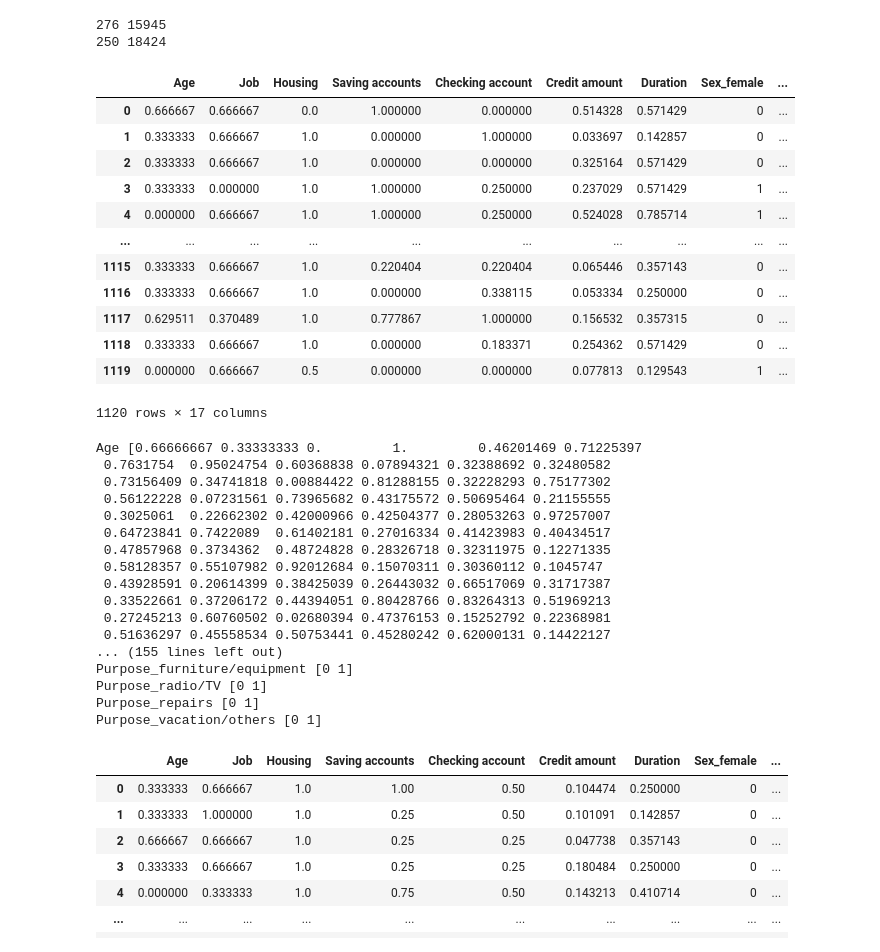
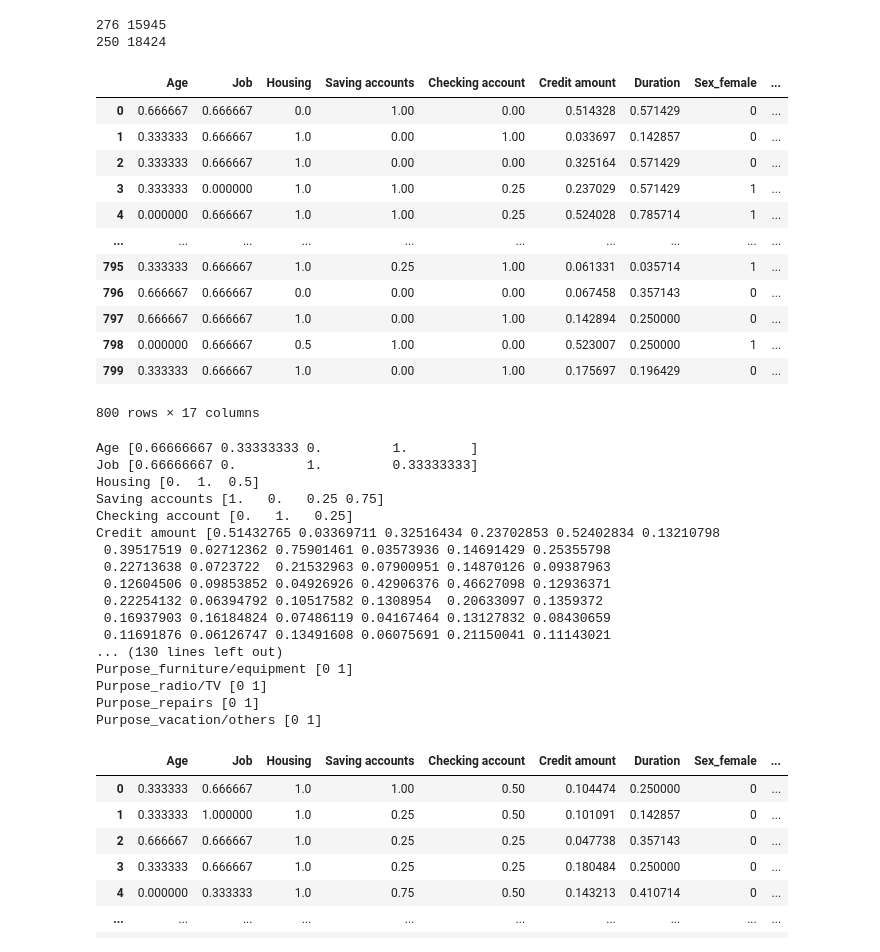
Before and after one commit to DucQuynh02/IntroML, a Jupyter notebook: Preprocessing.ipynb, the cells around one changed output. Saved outputs shown, nothing was run; the diff lists cells and outputs as text; code cells hidden in the pictures.

```diff
--- a/Preprocessing.ipynb
+++ b/Preprocessing.ipynb
@@ -170,40 +180,40 @@ print(np.min(test_data['Credit amount']),np.max(test_data['Credit amount']))
 # %%
 scaler = MinMaxScaler().fit(train_data[numeric_cols])
 train_data[numeric_cols] = scaler.transform(train_data[numeric_cols])
 train_data = get_dummies(train_data, categorical_cols)
-train_data, train_labels = SMOTE().fit_resample(train_data, train_labels)
+# train_data, train_labels = SMOTE().fit_resample(train_data, train_labels)
 train_data
 # %% [output]
 |  | Age | Job | Housing | Saving accounts | Checking account | Credit amount | Duration | Sex_female | ... |
-| 0 | 0.666667 | 0.666667 | 0.0 | 1.000000 | 0.000000 | 0.514328 | 0.571429 | 0 | ... |
-| 1 | 0.333333 | 0.666667 | 1.0 | 0.000000 | 1.000000 | 0.033697 | 0.142857 | 0 | ... |
-| 2 | 0.333333 | 0.666667 | 1.0 | 0.000000 | 0.000000 | 0.325164 | 0.571429 | 0 | ... |
-| 3 | 0.333333 | 0.000000 | 1.0 | 1.000000 | 0.250000 | 0.237029 | 0.571429 | 1 | ... |
-| 4 | 0.000000 | 0.666667 | 1.0 | 1.000000 | 0.250000 | 0.524028 | 0.785714 | 1 | ... |
+| 0 | 0.666667 | 0.666667 | 0.0 | 1.00 | 0.00 | 0.514328 | 0.571429 | 0 | ... |
+| 1 | 0.333333 | 0.666667 | 1.0 | 0.00 | 1.00 | 0.033697 | 0.142857 | 0 | ... |
+| 2 | 0.333333 | 0.666667 | 1.0 | 0.00 | 0.00 | 0.325164 | 0.571429 | 0 | ... |
+| 3 | 0.333333 | 0.000000 | 1.0 | 1.00 | 0.25 | 0.237029 | 0.571429 | 1 | ... |
+| 4 | 0.000000 | 0.666667 | 1.0 | 1.00 | 0.25 | 0.524028 | 0.785714 | 1 | ... |
 | ... | ... | ... | ... | ... | ... | ... | ... | ... | ... |
-| 1115 | 0.333333 | 0.666667 | 1.0 | 0.220404 | 0.220404 | 0.065446 | 0.357143 | 0 | ... |
-| 1116 | 0.333333 | 0.666667 | 1.0 | 0.000000 | 0.338115 | 0.053334 | 0.250000 | 0 | ... |
-| 1117 | 0.629511 | 0.370489 | 1.0 | 0.777867 | 1.000000 | 0.156532 | 0.357315 | 0 | ... |
-| 1118 | 0.333333 | 0.666667 | 1.0 | 0.000000 | 0.183371 | 0.254362 | 0.571429 | 0 | ... |
-| 1119 | 0.000000 | 0.666667 | 0.5 | 0.000000 | 0.000000 | 0.077813 | 0.129543 | 1 | ... |
+| 795 | 0.333333 | 0.666667 | 1.0 | 0.25 | 1.00 | 0.061331 | 0.035714 | 1 | ... |
+| 796 | 0.666667 | 0.666667 | 0.0 | 0.00 | 0.00 | 0.067458 | 0.357143 | 0 | ... |
+| 797 | 0.666667 | 0.666667 | 1.0 | 0.00 | 1.00 | 0.142894 | 0.250000 | 0 | ... |
+| 798 | 0.000000 | 0.666667 | 0.5 | 1.00 | 0.00 | 0.523007 | 0.250000 | 1 | ... |
+| 799 | 0.333333 | 0.666667 | 1.0 | 0.00 | 1.00 | 0.175697 | 0.196429 | 0 | ... |
-1120 rows × 17 columns
+800 rows × 17 columns
 # %%
 for col in train_data.columns:
     print(col,train_data[col].unique())
 # %% [output]
-Age [0.66666667 0.33333333 0.         1.         0.46201469 0.71225397
- 0.7631754  0.95024754 0.60368838 0.07894321 0.32388692 0.32480582
- 0.73156409 0.34741818 0.00884422 0.81288155 0.32228293 0.75177302
- 0.56122228 0.07231561 0.73965682 0.43175572 0.50695464 0.21155555
- 0.3025061  0.22662302 0.42000966 0.42504377 0.28053263 0.97257007
- 0.64723841 0.7422089  0.61402181 0.27016334 0.41423983 0.40434517
- 0.47857968 0.3734362  0.48724828 0.28326718 0.32311975 0.12271335
- 0.58128357 0.55107982 0.92012684 0.15070311 0.30360112 0.1045747
- 0.43928591 0.20614399 0.38425039 0.26443032 0.66517069 0.31717387
- 0.33522661 0.37206172 0.44394051 0.80428766 0.83264313 0.51969213
- 0.27245213 0.60760502 0.02680394 0.47376153 0.15252792 0.22368981
- 0.51636297 0.45558534 0.50753441 0.45280242 0.62000131 0.14422127
-... (155 lines left out)
+Age [0.66666667 0.33333333 0.         1.        ]
+Job [0.66666667 0.         1.         0.33333333]
+Housing [0.  1.  0.5]
+Saving accounts [1.   0.   0.25 0.75]
+Checking account [0.   1.   0.25]
+Credit amount [0.51432765 0.03369711 0.32516434 0.23702853 0.52402834 0.13210798
+ 0.39517519 0.02712362 0.75901461 0.03573936 0.14691429 0.25355798
+ 0.22713638 0.0723722  0.21532963 0.07900951 0.14870126 0.09387963
+ 0.12604506 0.09853852 0.04926926 0.42906376 0.46627098 0.12936371
+ 0.22254132 0.06394792 0.10517582 0.1308954  0.20633097 0.1359372
+ 0.16937903 0.16184824 0.07486119 0.04167464 0.13127832 0.08430659
+ 0.11691876 0.06126747 0.13491608 0.06075691 0.21150041 0.11143021
+... (130 lines left out)
 Purpose_furniture/equipment [0 1]
 Purpose_radio/TV [0 1]
 Purpose_repairs [0 1]
```
Also changed, not shown: parts of 11 cells of this notebook, 1 other file.
